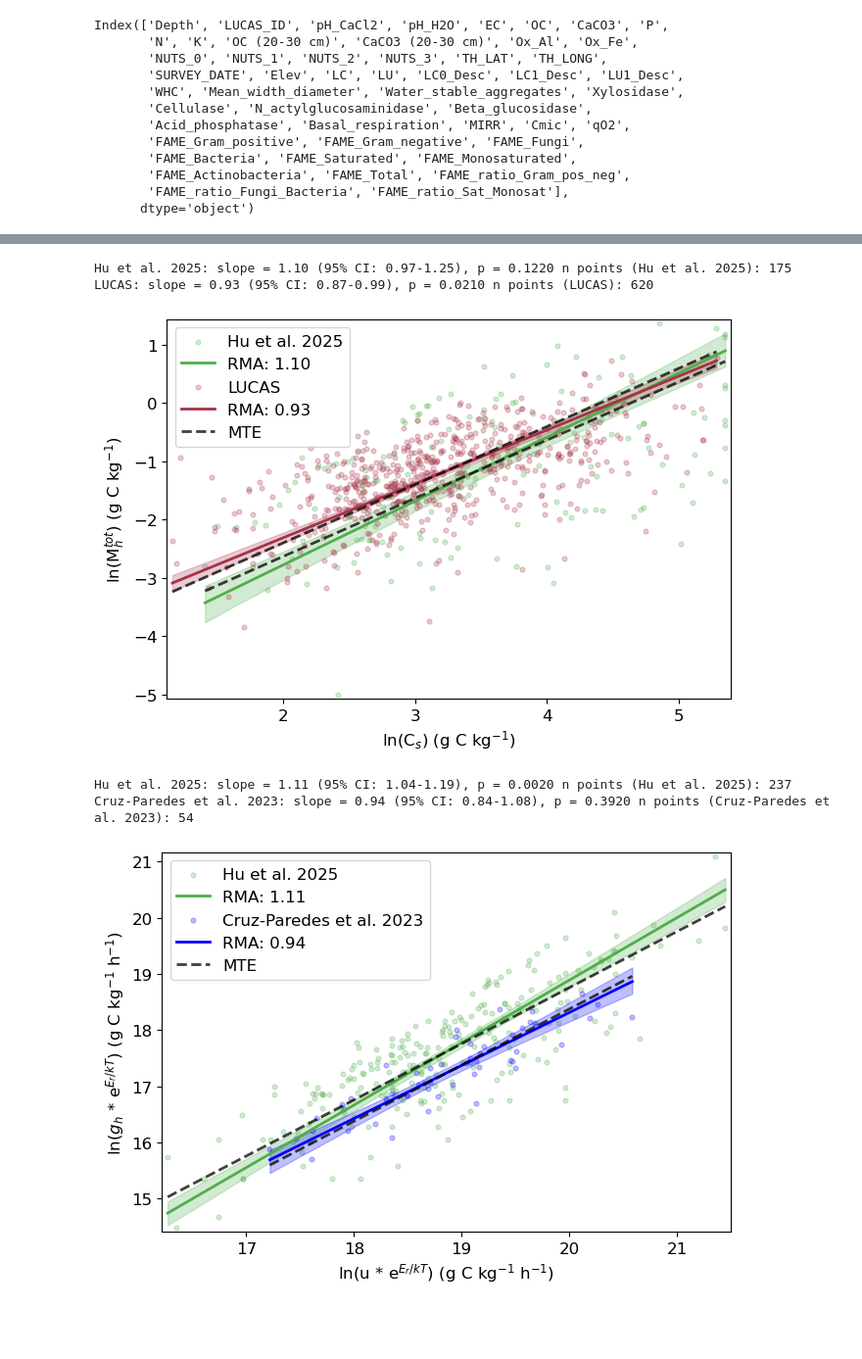
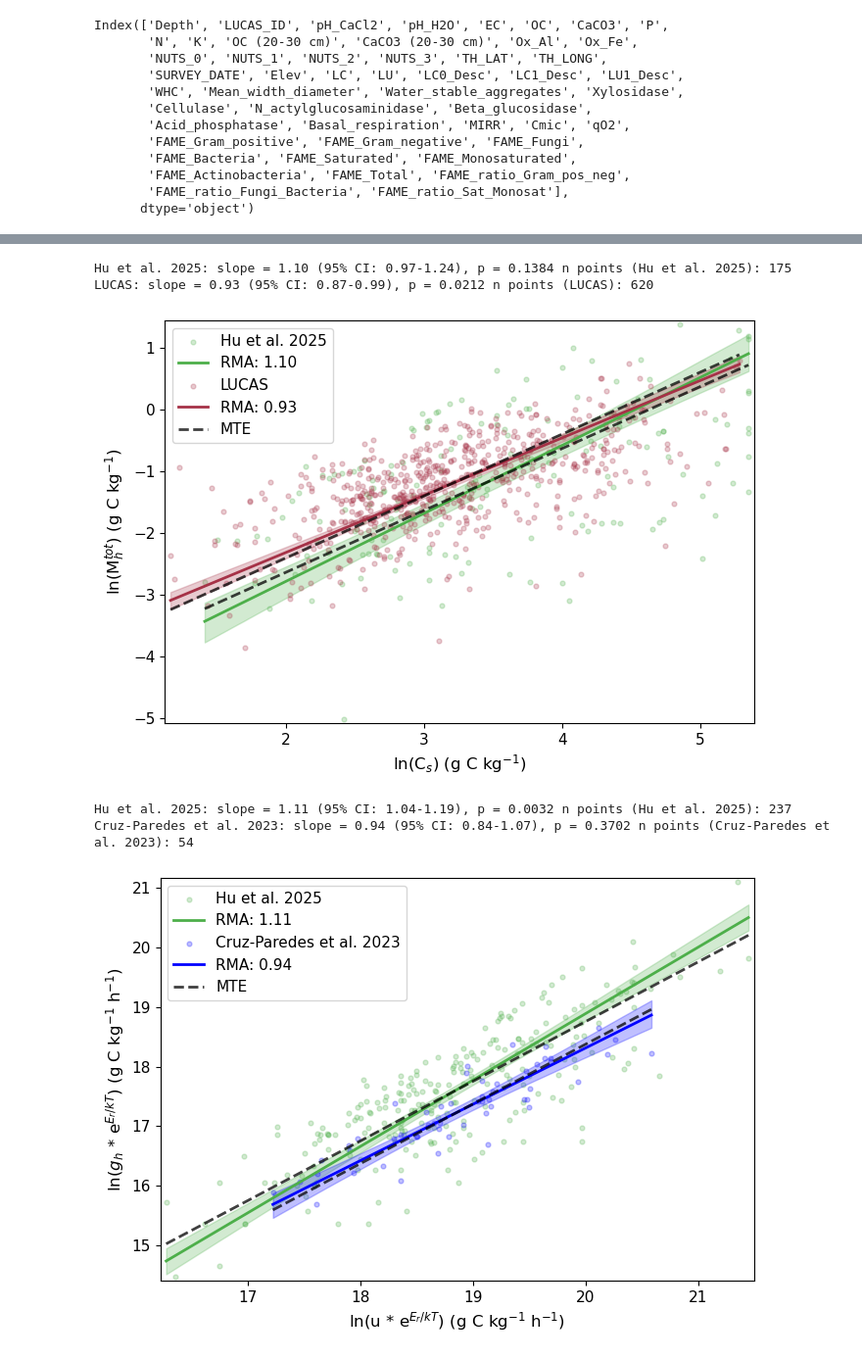
Before and after one commit to rebeccamayvarney/CALIPSO-MTE, a Jupyter notebook: mte_varney.ipynb, the cells around one changed output, grey strips where cells are left out. Shown at 98% size. Saved outputs shown, nothing was run; the diff lists cells and outputs as text; code cells hidden in the pictures; blank space fills up the shorter version.

```diff
--- a/mte_varney.ipynb
+++ b/mte_varney.ipynb
@@ -15,10 +11,27 @@ from scipy.stats import pearsonr
 
 Er = 0.65 # activation energy in eV
 k = 8.6173303e-5 # Boltzmann constant in eV/K
+
+DATA_DIR = Path('C:/Users/reva4589/Documents/CALIPSO/DATA/')
+FIG_DIR = Path('figures'); FIG_DIR.mkdir(exist_ok=True)
+
+N_BOOT      = 10000   # bootstrap resamples for all main fits
+N_BOOT_SENS = 2000    # resamples per E_r value in the sensitivity sweep
+CI_LEVEL    = 95.0
+SEED        = 1201
+
+plt.rcParams.update({
+    'font.size': 12,
+    'axes.labelsize': 12,
+    'axes.titlesize': 14,
+    'xtick.labelsize': 11,
+    'ytick.labelsize': 11,
+    'legend.fontsize': 11,
+})
 # %%
 ### Hu et al. 2025
 
-he_data = pd.read_csv('C:/Users/reva4589/Documents/CALIPSO/DATA/xianjin_data.csv')
+he_data = pd.read_csv(DATA_DIR/'xianjin_data.csv')
 print(he_data.columns)
 he_data = he_data[he_data["pH"].between(3.8, 8.0)]
 
@@ -54,7 +67,7 @@ Index(['No.', 'latitude', 'longitude', 'Biome', 'MAP', 'MAT', 'SOC', 'TN',
 # %%
 ### Cruz-Paredes et al. 2023
 
-brangari_data = pd.read_csv('C:/Users/reva4589/Documents/CALIPSO/DATA/brangari_csv.csv')
+brangari_data = pd.read_csv(DATA_DIR/'brangari_csv.csv')
 print(brangari_data.columns)
 
 rh_brangari = brangari_data['respiration (mgC/kg soil/h)'].to_numpy() # mg C /kg/hr
@@ -377,8 +390,8 @@ y_he = ma.log(mbc_he)
 x_lucas = ma.log(soc_lucas)
 y_lucas = ma.log(mbc_lucas)
 
-res_he = rma_regression_with_bootstrap(x_he, y_he, n_boot=2000, ci=95.0, random_state=1)
-res_lucas = rma_regression_with_bootstrap(x_lucas, y_lucas, n_boot=2000, ci=95.0, random_state=2)
+res_he = rma_regression_with_bootstrap(x_he, y_he, n_boot=N_BOOT, ci=CI_LEVEL, random_state=SEED)
+res_lucas = rma_regression_with_bootstrap(x_lucas, y_lucas, n_boot=N_BOOT, ci=CI_LEVEL, random_state=SEED)
 
 test_he = bootstrap_slope_test(res_he, null_slope=1.0)
 test_lucas = bootstrap_slope_test(res_lucas, null_slope=1.0)
@@ -427,12 +440,12 @@ ax.set_xlabel(r'ln(C$_{s}$) (g C kg$^{-1}$)')
 ax.set_ylabel(r'ln(M$_{h}^{tot}$) (g C kg$^{-1}$)')
 ax.legend()
 plt.tight_layout()
-plt.savefig('figures/Fig4.png', dpi=300, bbox_inches='tight')
+plt.savefig(FIG_DIR/'Figure_4.pdf', bbox_inches='tight')
 plt.show()
 # %% [output]
-Hu et al. 2025: slope = 1.10 (95% CI: 0.97-1.25), p = 0.1220 n points (Hu et al. 2025): 175
-LUCAS: slope = 0.93 (95% CI: 0.87-0.99), p = 0.0210 n points (LUCAS): 620
+Hu et al. 2025: slope = 1.10 (95% CI: 0.97-1.24), p = 0.1384 n points (Hu et al. 2025): 175
+LUCAS: slope = 0.93 (95% CI: 0.87-0.99), p = 0.0212 n points (LUCAS): 620
-[figure, old version]
+[figure, new version]
 # %%
 ### Uptake vs Growth
 
@@ -444,8 +457,8 @@ y_he = ma.log(growth_T_he)
 x_brangari = ma.log(uptake_T_brangari)
 y_brangari = ma.log(growth_T_brangari)
 
-res_he = rma_regression_with_bootstrap(x_he, y_he, n_boot=2000, ci=95.0, random_state=1)
-res_brangari = rma_regression_with_bootstrap(x_brangari, y_brangari, n_boot=2000, ci=95.0, random_state=2)
+res_he = rma_regression_with_bootstrap(x_he, y_he, n_boot=N_BOOT, ci=CI_LEVEL, random_state=SEED)
+res_brangari = rma_regression_with_bootstrap(x_brangari, y_brangari, n_boot=N_BOOT, ci=CI_LEVEL, random_state=SEED)
 
 test_he = bootstrap_slope_test(res_he, null_slope=1.0)
 test_brangari = bootstrap_slope_test(res_brangari, null_slope=1.0)
@@ -467,37 +480,37 @@ def plot_dataset(ax, res, color, label):
     ax.fill_between(xline, band_lower, band_upper, color=color, alpha=0.25)
 
     yline = res['slope'] * xline + res['intercept']
     ax.plot(xline, yline, color=color, lw=2,
             label=f'RMA: {res["slope"]:.2f}')
 
     xm, ym = res['x_valid'].mean(), res['y_valid'].mean()
     intercept_mte = ym - 1.0 * xm
     yline_mte = 1.0 * xline + intercept_mte
     ax.plot(xline, yline_mte, color='k', linestyle='--', lw=2, alpha=0.75)
 
     return xline, np.concatenate([res['y_valid'], yline, yline_mte, band_lower, band_upper])
 
 xl1, yv1 = plot_dataset(ax, res_he, '#4DAF4A', 'Hu et al. 2025')
 xl2, yv2 = plot_dataset(ax, res_brangari, 'blue', 'Cruz-Paredes et al. 2023')
 ax.plot([], [], color='k', linestyle='--', lw=2, label='MTE', alpha=0.75)
 
 x_all = np.concatenate([xl1, xl2])
 y_all = np.concatenate([yv1, yv2])
 xpad = 0.01 * (x_all.max() - x_all.min())
 ypad = 0.01 * (y_all.max() - y_all.min())
 ax.set_xlim(x_all.min() - xpad, x_all.max() + xpad)
 ax.set_ylim(y_all.min() - ypad, y_all.max() + ypad)
 
 ax.set_xlabel(r'ln(u * e$^{E_{r}/kT}$) (g C kg$^{-1}$ h$^{-1}$)')
 ax.set_ylabel(r'ln($g_{h}$ * e$^{E_{r}/kT}$) (g C kg$^{-1}$ h$^{-1}$)')
 ax.legend()
 plt.tight_layout()
-plt.savefig('figures/Fig3.png', dpi=300, bbox_inches='tight')
+plt.savefig(FIG_DIR/'Figure_3.pdf', bbox_inches='tight')
 plt.show()
 # %% [output]
-Hu et al. 2025: slope = 1.11 (95% CI: 1.04-1.19), p = 0.0020 n points (Hu et al. 2025): 237
-Cruz-Paredes et al. 2023: slope = 0.94 (95% CI: 0.84-1.08), p = 0.3920 n points (Cruz-Paredes et al. 2023): 54
+Hu et al. 2025: slope = 1.11 (95% CI: 1.04-1.19), p = 0.0032 n points (Hu et al. 2025): 237
+Cruz-Paredes et al. 2023: slope = 0.94 (95% CI: 0.84-1.07), p = 0.3702 n points (Cruz-Paredes et al. 2023): 54
-[figure, old version]
+[figure, new version]
 # %%
 ### SOC vs Growth
 
```
Also changed, not shown: parts of 6 cells of this notebook.
